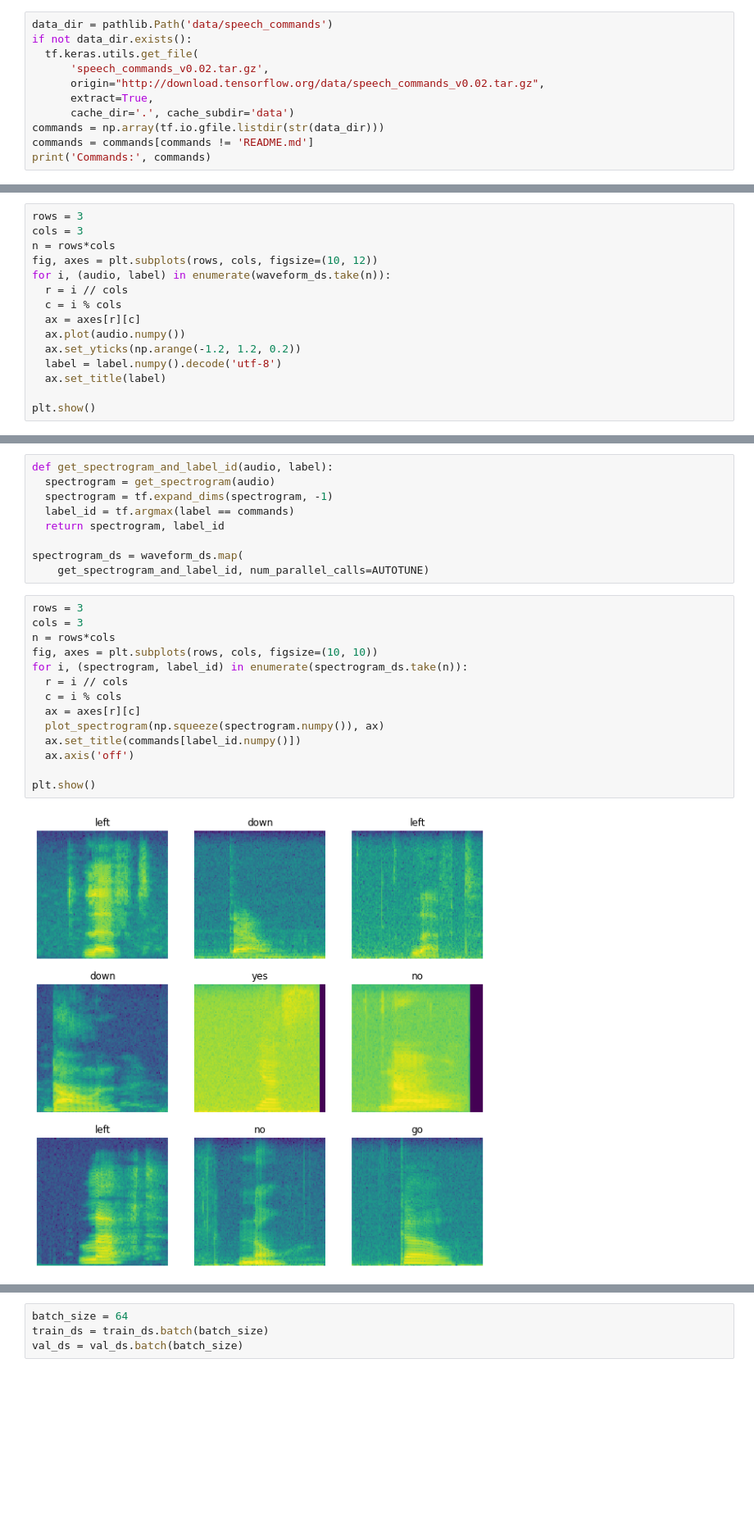
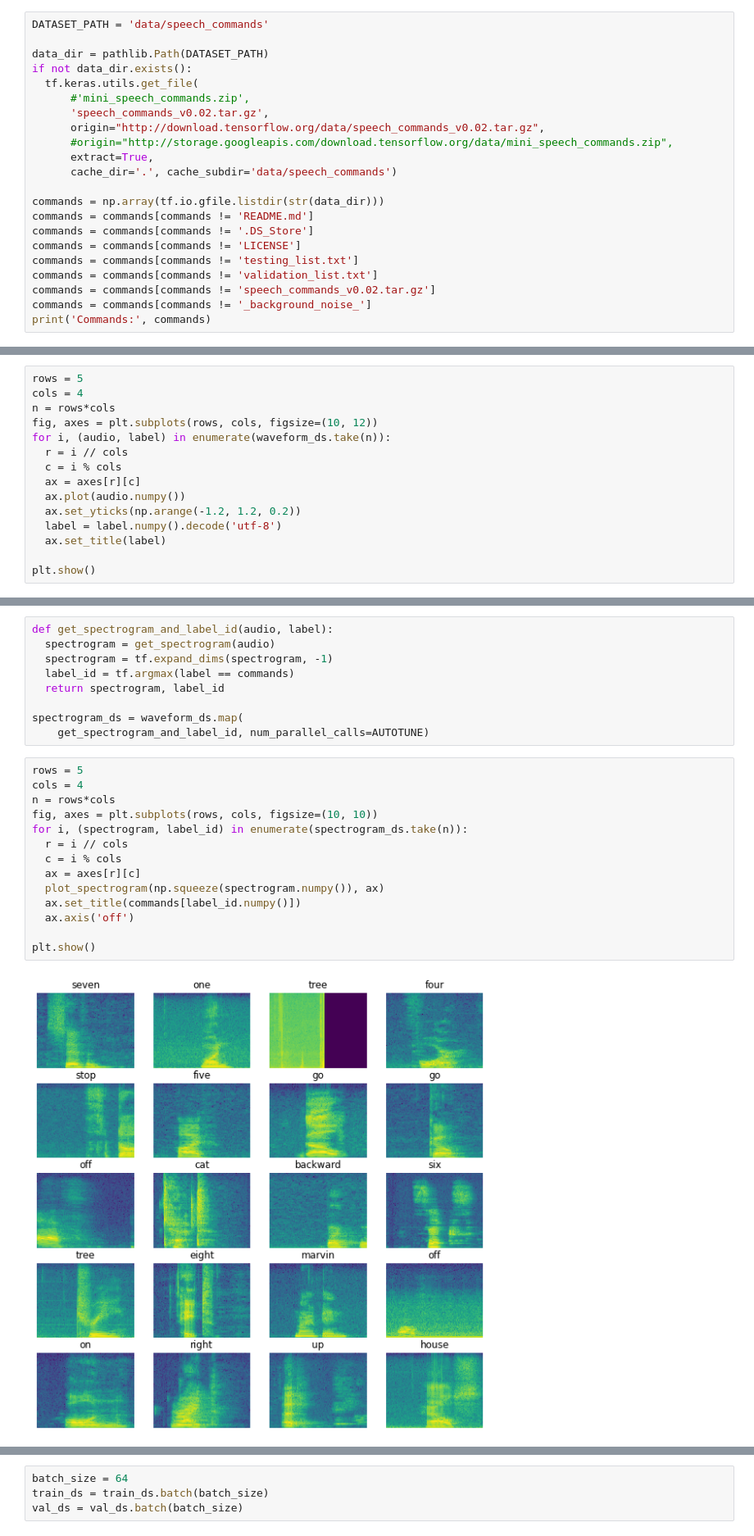
Before and after one commit to jalalAzhmatkhan/pattern-recognition, a Jupyter notebook: Speech_recognition_ANN.ipynb, the cells around one changed output, grey strips where cells are left out. Shown at 82% size. Cells and saved outputs as stored; diff of their text form; blank space fills up the shorter version.

Commit message:
ANN using real dataset Speech Commands

```diff
--- a/Speech_recognition_ANN.ipynb
+++ b/Speech_recognition_ANN.ipynb
@@ -19,14 +19,25 @@ seed = 42
 tf.random.set_seed(seed)
 np.random.seed(seed)
 # %%
-data_dir = pathlib.Path('data/speech_commands')
+DATASET_PATH = 'data/speech_commands'
+
+data_dir = pathlib.Path(DATASET_PATH)
 if not data_dir.exists():
   tf.keras.utils.get_file(
+      #'mini_speech_commands.zip',
       'speech_commands_v0.02.tar.gz',
       origin="http://download.tensorflow.org/data/speech_commands_v0.02.tar.gz",
+      #origin="http://storage.googleapis.com/download.tensorflow.org/data/mini_speech_commands.zip",
       extract=True,
-      cache_dir='.', cache_subdir='data')
+      cache_dir='.', cache_subdir='data/speech_commands')
+
 commands = np.array(tf.io.gfile.listdir(str(data_dir)))
 commands = commands[commands != 'README.md']
+commands = commands[commands != '.DS_Store']
+commands = commands[commands != 'LICENSE']
+commands = commands[commands != 'testing_list.txt']
+commands = commands[commands != 'validation_list.txt']
+commands = commands[commands != 'speech_commands_v0.02.tar.gz']
+commands = commands[commands != '_background_noise_']
 print('Commands:', commands)
 # %% [output]
@@ -80,8 +91,8 @@ AUTOTUNE = tf.data.AUTOTUNE
 files_ds = tf.data.Dataset.from_tensor_slices(train_files)
 waveform_ds = files_ds.map(get_waveform_and_label, num_parallel_calls=AUTOTUNE)
 # %%
-rows = 3
-cols = 3
+rows = 5
+cols = 4
 n = rows*cols
 fig, axes = plt.subplots(rows, cols, figsize=(10, 12))
 for i, (audio, label) in enumerate(waveform_ds.take(n)):
@@ -159,21 +170,21 @@ def get_spectrogram_and_label_id(audio, label):
 spectrogram_ds = waveform_ds.map(
     get_spectrogram_and_label_id, num_parallel_calls=AUTOTUNE)
 # %%
-rows = 3
-cols = 3
+rows = 5
+cols = 4
 n = rows*cols
 fig, axes = plt.subplots(rows, cols, figsize=(10, 10))
 for i, (spectrogram, label_id) in enumerate(spectrogram_ds.take(n)):
   r = i // cols
   c = i % cols
   ax = axes[r][c]
   plot_spectrogram(np.squeeze(spectrogram.numpy()), ax)
   ax.set_title(commands[label_id.numpy()])
   ax.axis('off')
 
 plt.show()
 # %% [output]
-[figure, old version]
+[figure, new version]
 # %%
 def preprocess_dataset(files):
   files_ds = tf.data.Dataset.from_tensor_slices(files)
```
Also changed, not shown: parts of 11 cells of this notebook.
